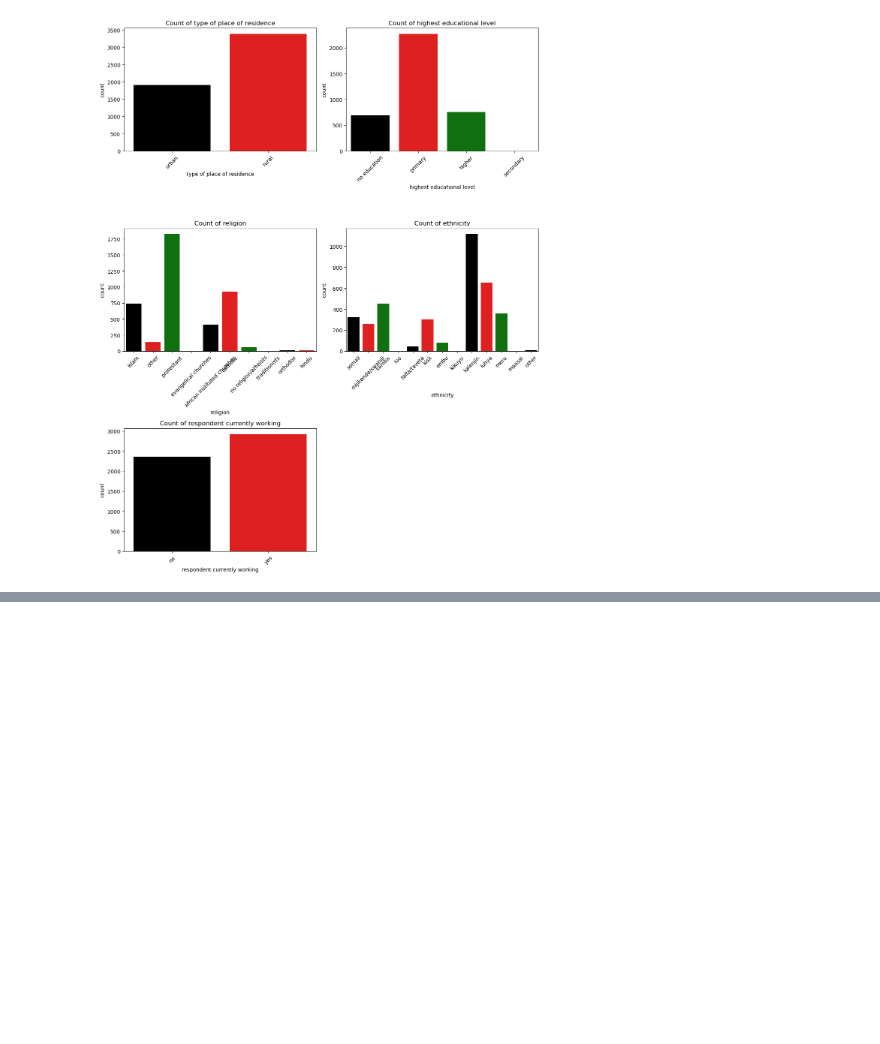
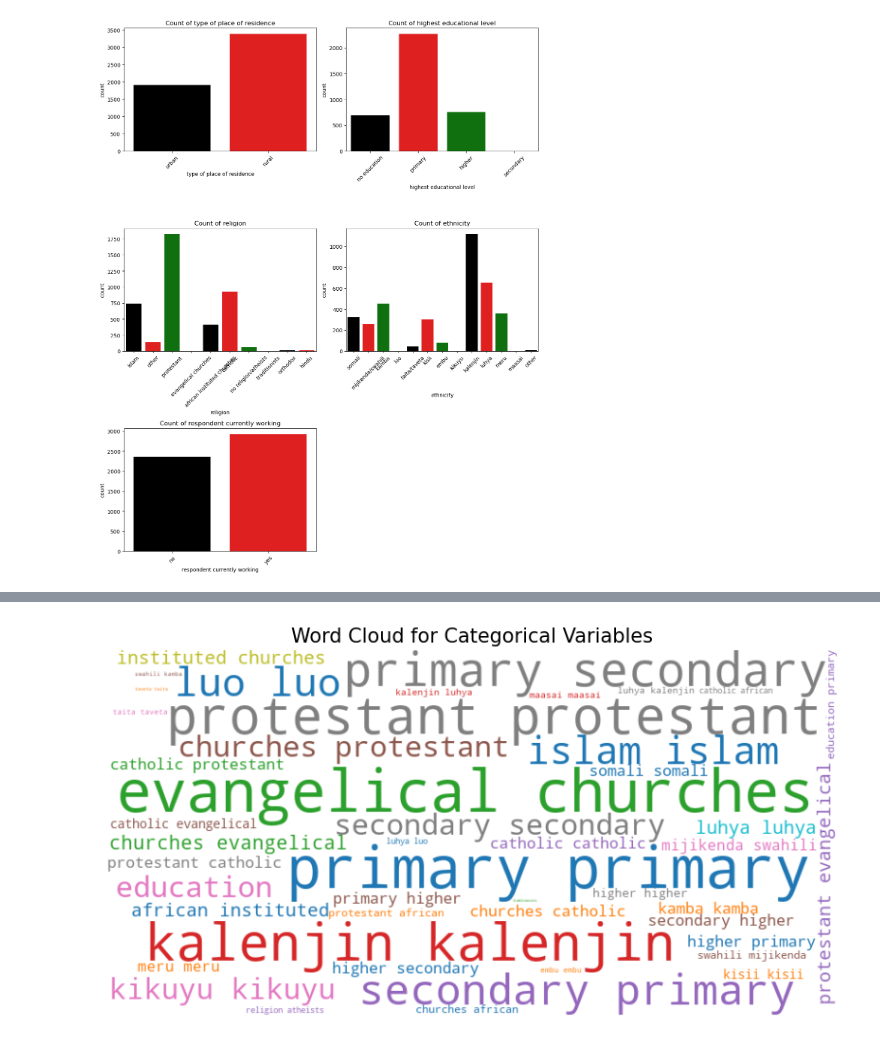
Before and after one commit to itsyourgirlnicky/Prediciting-Contributions-of-Informal-Workers-to-the-SHIF, a Jupyter notebook: Capstone_Project.ipynb, the cells around one changed output, grey strips where cells are left out. Saved outputs shown, nothing was run; the diff lists cells and outputs as text; code cells hidden in the pictures; blank space fills up the shorter version.

```diff
--- a/Capstone_Project.ipynb
+++ b/Capstone_Project.ipynb
@@ -371,0 +382,18 @@ plt.show()
+# %%
+from wordcloud import WordCloud
+
+# Combine all categorical columns into a single string
+text = ' '.join(df['highest educational level'].astype(str).tolist() +
+                df['religion'].astype(str).tolist() +
+                df['ethnicity'].astype(str).tolist())
+
+# Generate word cloud
+wordcloud = WordCloud(width=800, height=400, background_color='white', colormap='tab10').generate(text)
+
+plt.figure(figsize=(12, 8))
+plt.imshow(wordcloud, interpolation='bilinear')
+plt.axis('off')
+plt.title('Word Cloud for Categorical Variables', size=15)
+plt.show()
+# %% [output]
+[figure, added]
```
Also changed, not shown: parts of 7 cells of this notebook.
